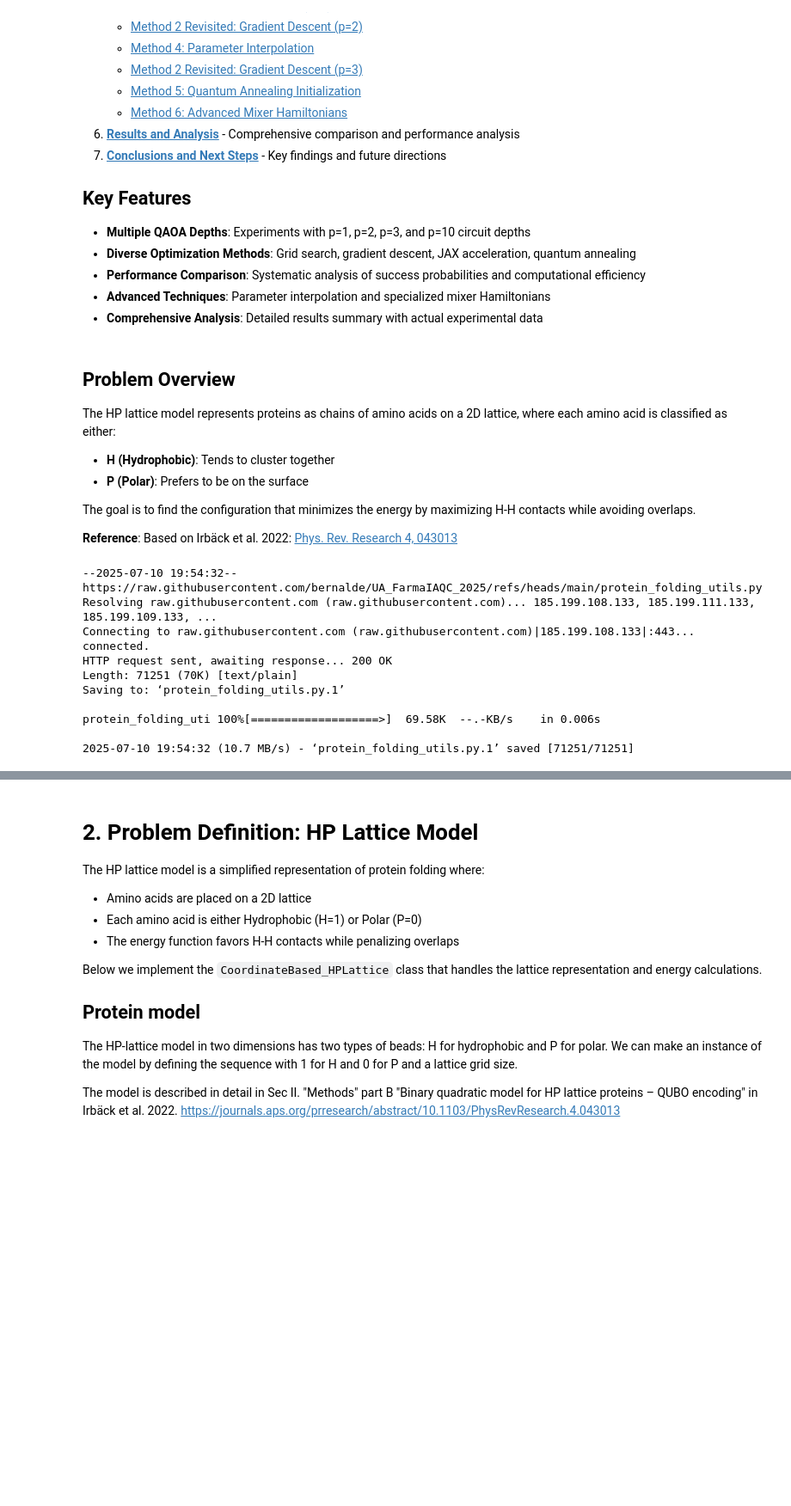
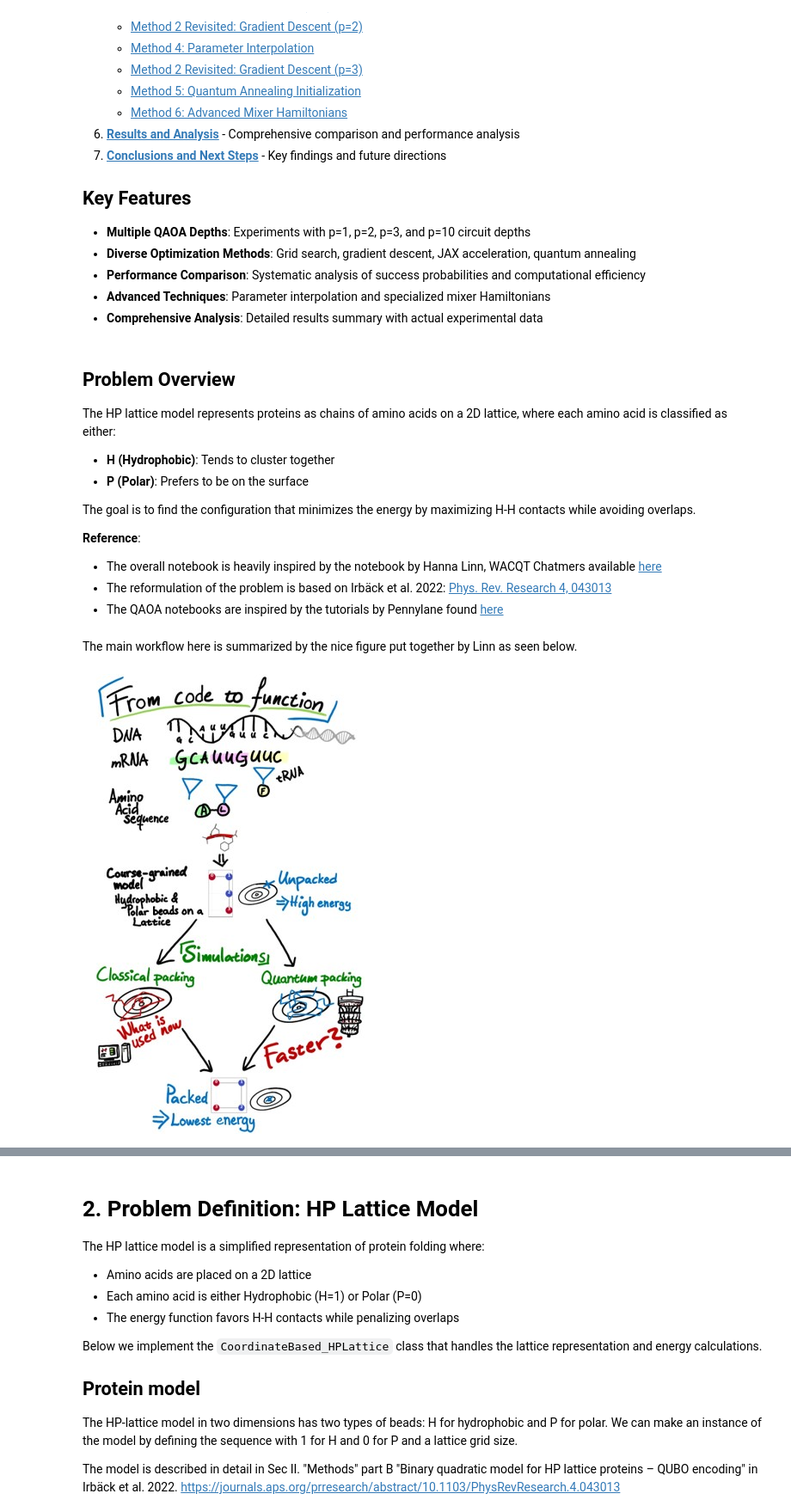
Before and after one commit to bernalde/UA_FarmaIAQC_2025, a Jupyter notebook: ProteinFolding.ipynb, the cells around one changed output, grey strips where cells are left out. Shown at 86% size. Saved outputs shown, nothing was run; the diff lists cells and outputs as text; code cells hidden in the pictures; blank space fills up the shorter version.

Commit message:
Add protein folding image for reference in project and run notebook from scratch

```diff
--- a/ProteinFolding.ipynb
+++ b/ProteinFolding.ipynb
@@ -55,7 +55,10 @@ The HP lattice model represents proteins as chains of amino acids on a 2D lattic
 
 The goal is to find the configuration that minimizes the energy by maximizing H-H contacts while avoiding overlaps.
 
-**Reference**: Based on Irbäck et al. 2022: [Phys. Rev. Research 4, 043013](https://journals.aps.org/prresearch/abstract/10.1103/PhysRevResearch.4.043013)
+**Reference**:
+- The overall notebook is heavily inspired by the notebook by Hanna Linn, WACQT Chatmers available [here](https://enccs.github.io/qas2023/notebooks/Tutotial_HPCoordinateBasedLattice_noDependencies/)
+- The reformulation of the problem is based on Irbäck et al. 2022: [Phys. Rev. Research 4, 043013](https://journals.aps.org/prresearch/abstract/10.1103/PhysRevResearch.4.043013)
+- The QAOA notebooks are inspired by the tutorials by Pennylane found [here](https://pennylane.ai/qml/demos/tutorial_qaoa_intro)
 # %%
 # If using this on Google collab, we need to install the packages
 try:
@@ -71,17 +74,19 @@ if IN_COLAB:
 import os
 if not os.path.exists("protein_folding_utils.py"):
     !wget https://raw.githubusercontent.com/bernalde/UA_FarmaIAQC_2025/refs/heads/main/protein_folding_utils.py
+
+# If the image file protein_folding_Linn.jpg is not there, download it
+if not os.path.exists("protein_folding_Linn.jpg"):
+    !wget https://raw.githubusercontent.com/bernalde/UA_FarmaIAQC_2025/refs/heads/main/protein_folding_Linn.jpg
-# %% [output]
---2025-07-10 19:54:32--  https://raw.githubusercontent.com/bernalde/UA_FarmaIAQC_2025/refs/heads/main/protein_folding_utils.py
-Resolving raw.githubusercontent.com (raw.githubusercontent.com)... 185.199.108.133, 185.199.111.133, 185.199.109.133, ...
-Connecting to raw.githubusercontent.com (raw.githubusercontent.com)|185.199.108.133|:443... connected.
-HTTP request sent, awaiting response... 200 OK
-Length: 71251 (70K) [text/plain]
-Saving to: ‘protein_folding_utils.py.1’
-
-protein_folding_uti 100%[===================>]  69.58K  --.-KB/s    in 0.006s
-
-2025-07-10 19:54:32 (10.7 MB/s) - ‘protein_folding_utils.py.1’ saved [71251/71251]
+# %% [markdown]
+The main workflow here is summarized by the nice figure put together by Linn as seen below.
+# %%
+from IPython.display import Image, display
+
+# Display the workflow figure from the downloaded image file
+display(Image(filename="protein_folding_Linn.jpg"))
+# %% [output]
+[figure, added]
 # %%
 # =============================================================================
 # SETUP AND IMPORTS
```
Also changed, not shown: parts of 2 cells of this notebook, 1 other file.
